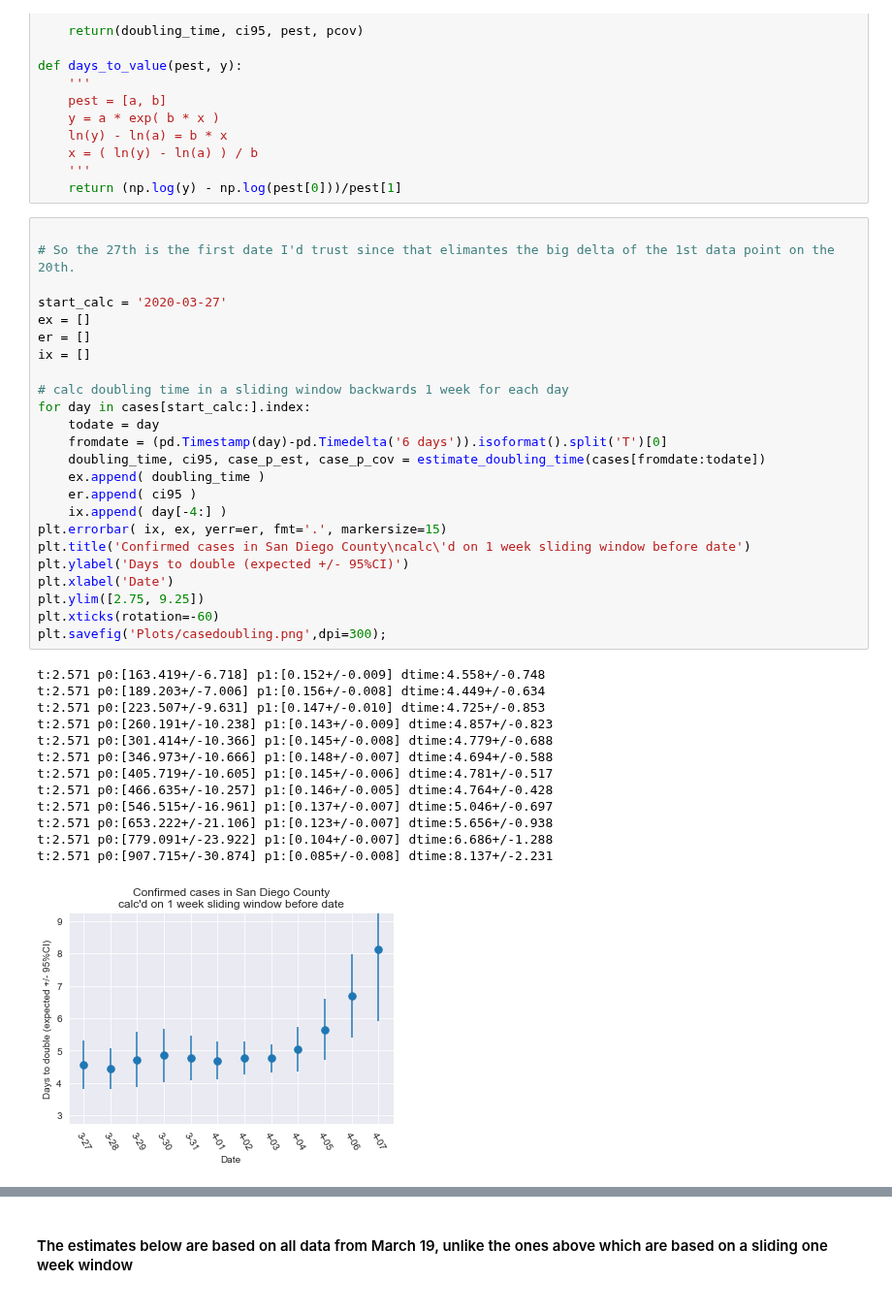
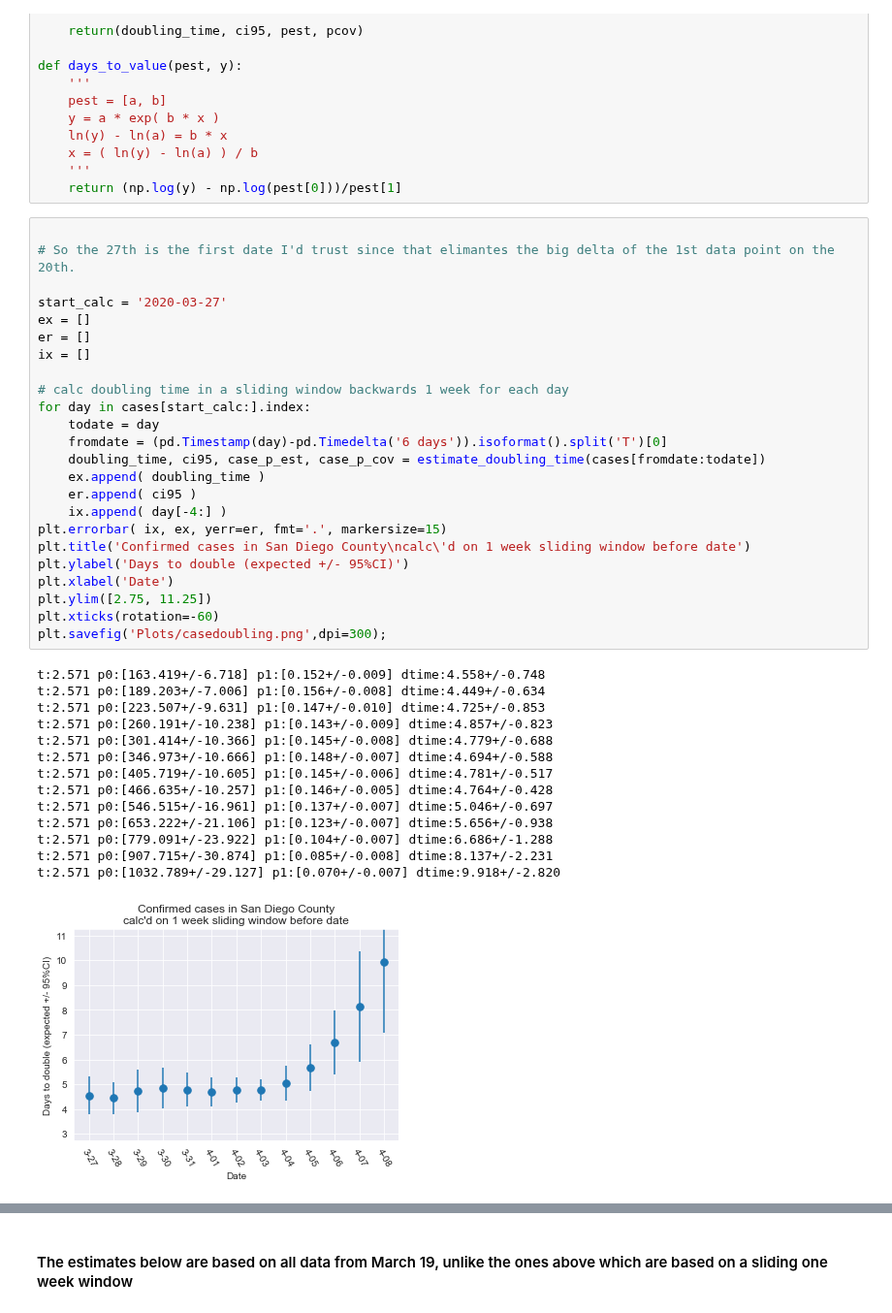
Before and after one commit to jasongfleischer/SanDiegoCountyCOVID19, a Jupyter notebook: San Diego Country Coronavirus History.ipynb, the cells around one changed output, grey strips where cells are left out. Shown at 97% size. Cells and saved outputs as stored; diff of their text form.

Commit message:
4/8 update, refined the comparison plot between 3/27 and current paths forward

```diff
--- a/San Diego Country Coronavirus History.ipynb
+++ b/San Diego Country Coronavirus History.ipynb
@@ -212,35 +212,36 @@ ex = []
 er = []
 ix = []
 
 # calc doubling time in a sliding window backwards 1 week for each day
 for day in cases[start_calc:].index:
     todate = day
     fromdate = (pd.Timestamp(day)-pd.Timedelta('6 days')).isoformat().split('T')[0]
     doubling_time, ci95, case_p_est, case_p_cov = estimate_doubling_time(cases[fromdate:todate])
     ex.append( doubling_time )
     er.append( ci95 )
     ix.append( day[-4:] )
 plt.errorbar( ix, ex, yerr=er, fmt='.', markersize=15)
 plt.title('Confirmed cases in San Diego County\ncalc\'d on 1 week sliding window before date')
 plt.ylabel('Days to double (expected +/- 95%CI)')
 plt.xlabel('Date')
-plt.ylim([2.75, 9.25])
+plt.ylim([2.75, 11.25])
 plt.xticks(rotation=-60)
 plt.savefig('Plots/casedoubling.png',dpi=300);
 # %% [output]
 t:2.571 p0:[163.419+/-6.718] p1:[0.152+/-0.009] dtime:4.558+/-0.748
 t:2.571 p0:[189.203+/-7.006] p1:[0.156+/-0.008] dtime:4.449+/-0.634
 t:2.571 p0:[223.507+/-9.631] p1:[0.147+/-0.010] dtime:4.725+/-0.853
 t:2.571 p0:[260.191+/-10.238] p1:[0.143+/-0.009] dtime:4.857+/-0.823
 t:2.571 p0:[301.414+/-10.366] p1:[0.145+/-0.008] dtime:4.779+/-0.688
 t:2.571 p0:[346.973+/-10.666] p1:[0.148+/-0.007] dtime:4.694+/-0.588
 t:2.571 p0:[405.719+/-10.605] p1:[0.145+/-0.006] dtime:4.781+/-0.517
 t:2.571 p0:[466.635+/-10.257] p1:[0.146+/-0.005] dtime:4.764+/-0.428
 t:2.571 p0:[546.515+/-16.961] p1:[0.137+/-0.007] dtime:5.046+/-0.697
 t:2.571 p0:[653.222+/-21.106] p1:[0.123+/-0.007] dtime:5.656+/-0.938
 t:2.571 p0:[779.091+/-23.922] p1:[0.104+/-0.007] dtime:6.686+/-1.288
 t:2.571 p0:[907.715+/-30.874] p1:[0.085+/-0.008] dtime:8.137+/-2.231
+t:2.571 p0:[1032.789+/-29.127] p1:[0.070+/-0.007] dtime:9.918+/-2.820
-[figure, old version]
+[figure, new version]
 # %%
 
 
```
Also changed, not shown: parts of 15 cells of this notebook, 12 other files.
